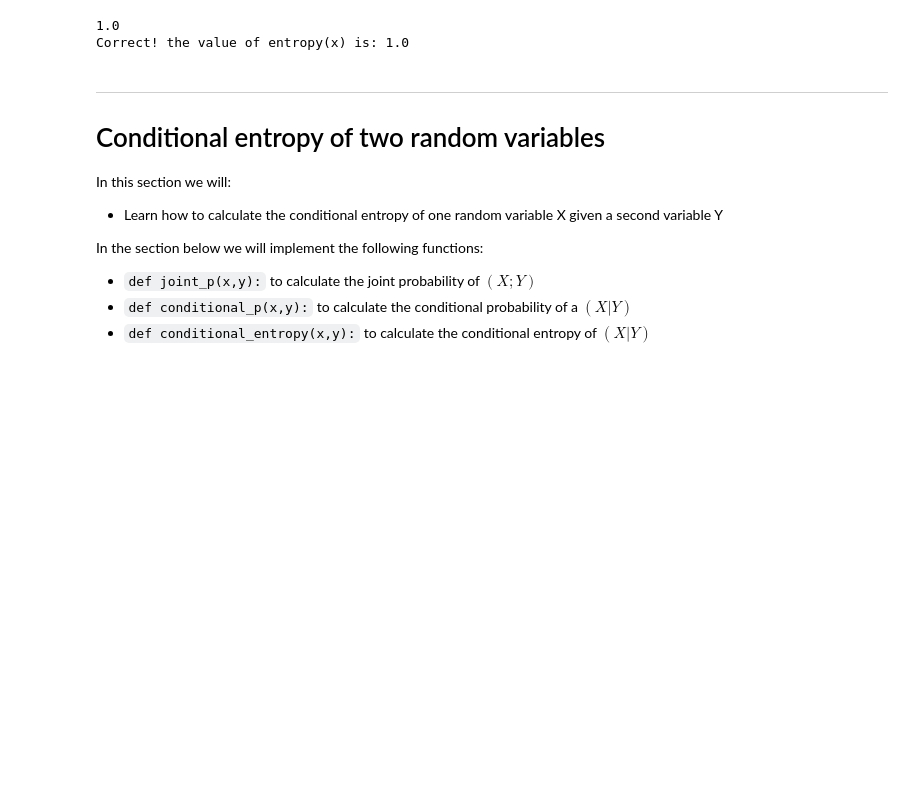
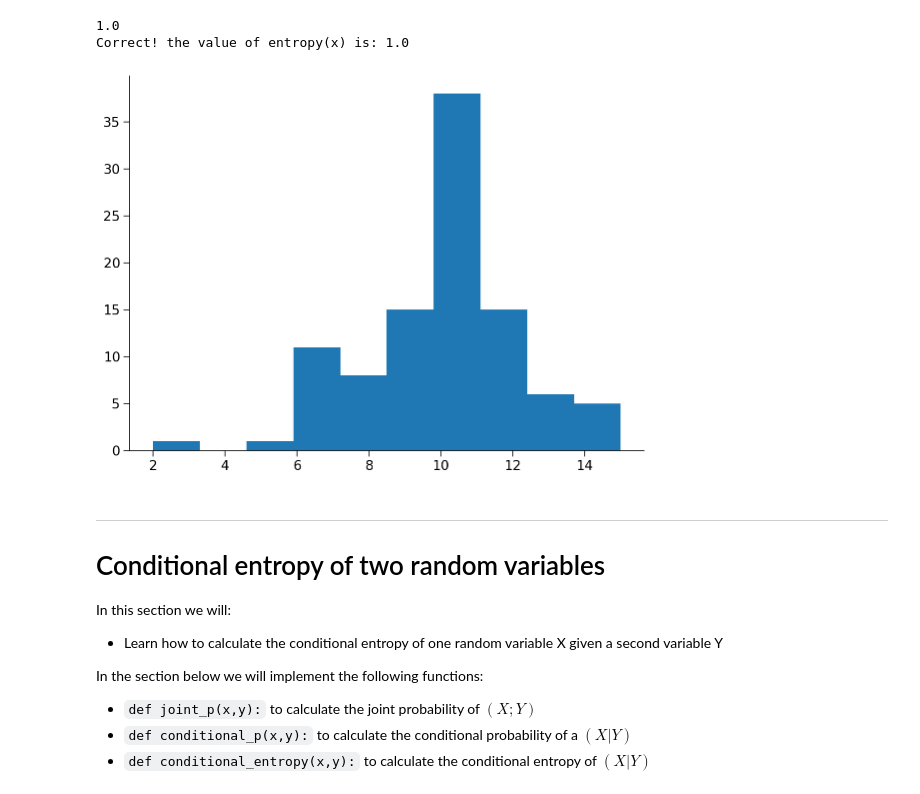
Before and after one commit to rmaffulli/MI_tutorial, a Jupyter notebook: MI_tutorial.ipynb, the cells around one changed output. Saved outputs shown, nothing was run; the diff lists cells and outputs as text; code cells hidden in the pictures; blank space fills up the shorter version.

```diff
--- a/MI_tutorial.ipynb
+++ b/MI_tutorial.ipynb
@@ -132,10 +132,15 @@ Correct! the value of entropy(x) is: 1.0
 # %%
 #@title Entropy of a Gaussian random variable
 mean = 10 #@param {type:"slider", min:0, max:20, step:1}
-std = 0 #@param {type:"slider", min:0, max:20, step:1}
+std = 0.1 #@param {type:"slider", min:0.1, max:20, step:1}
 trials = 100 #@param {type:"slider", min:1, max:1000, step:1}
 
-x = np.
+x = np.random.normal(mean,std,trials)
+bins = np.linspace(mean-4*std,mean+4*std,20)
+x_binned = np.digitize(x,bins)
+_ = plt.hist(x_binned)
+# %% [output]
+[figure, added]
 # %% [markdown]
 ---
 # Conditional entropy of two random variables
```
Also changed, not shown: parts of 1 cell of this notebook.
